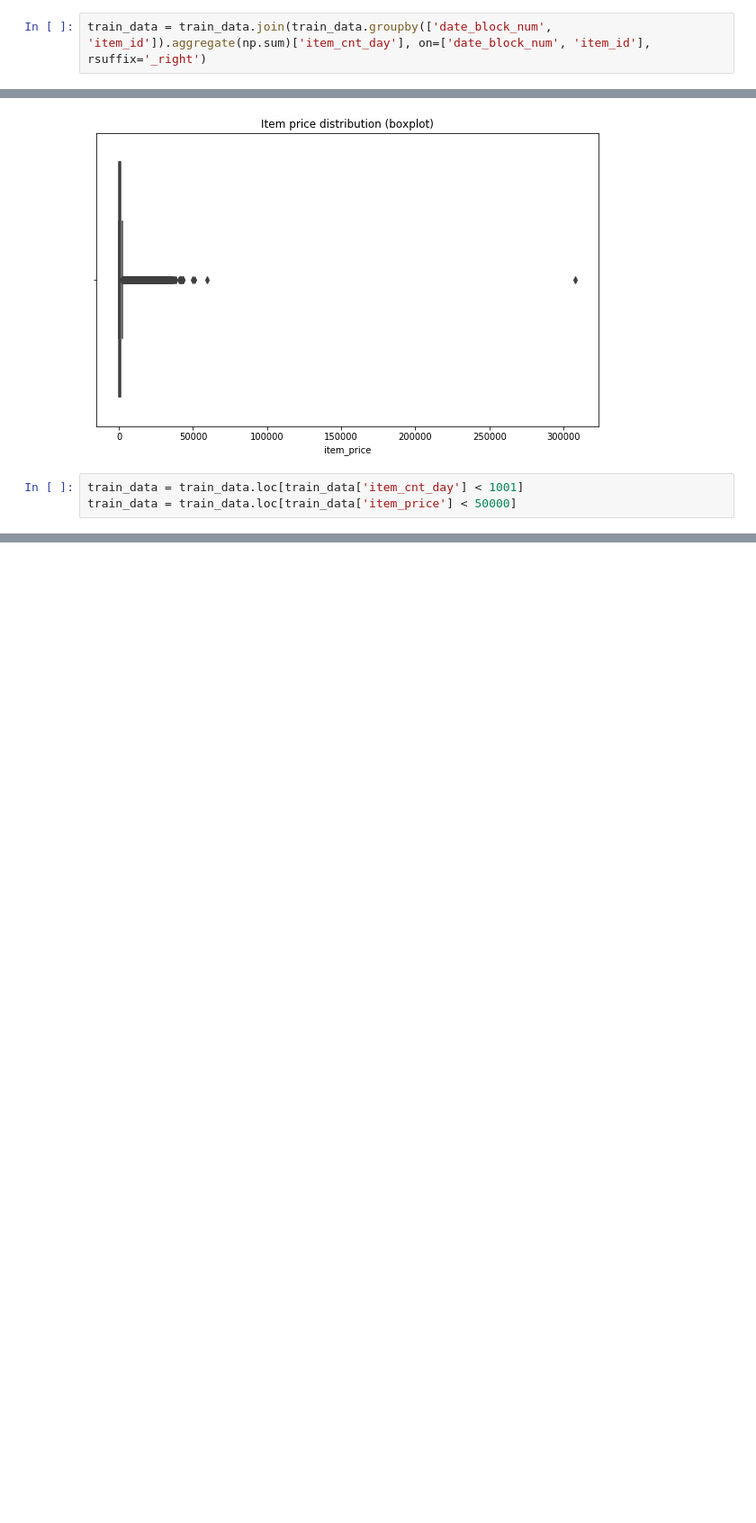
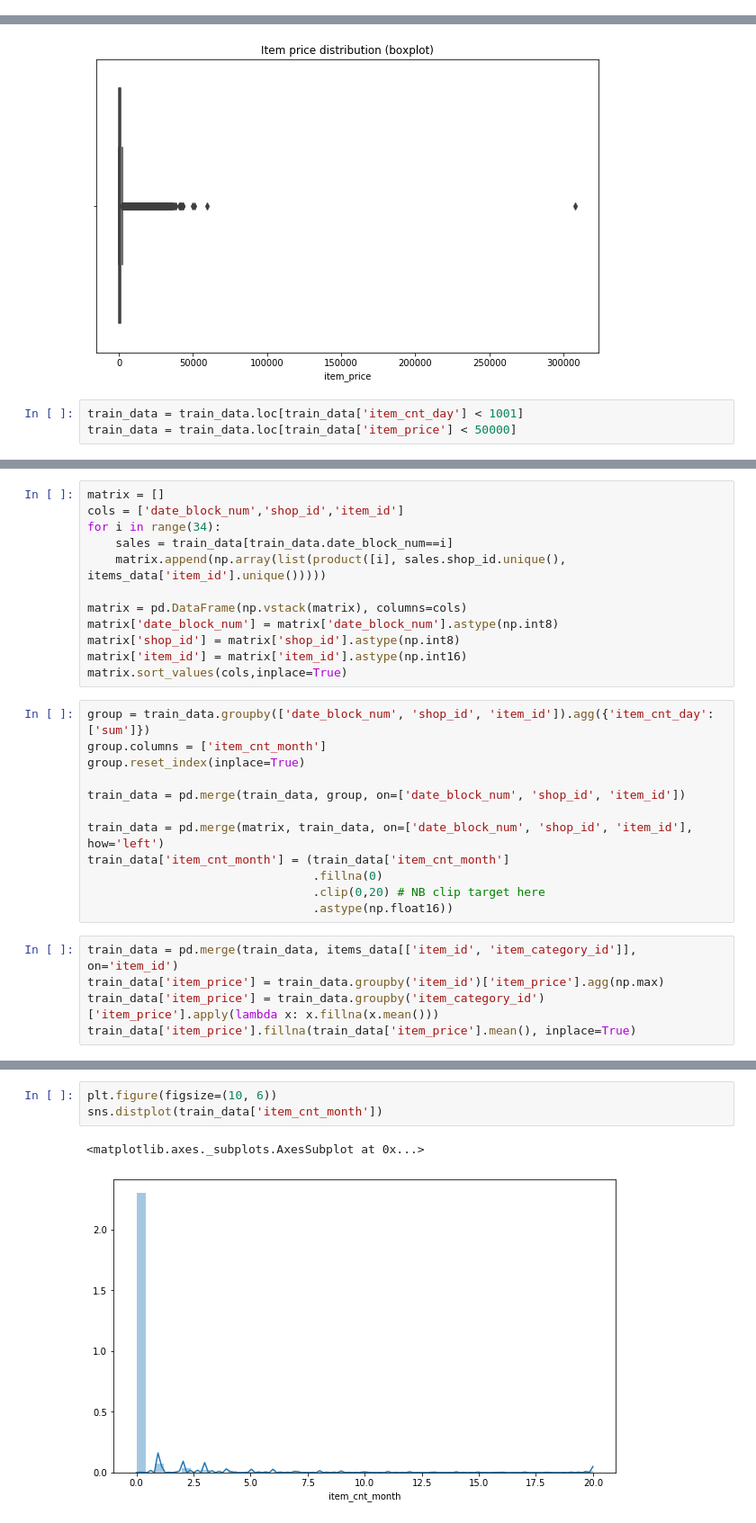
Before and after one commit to Ibraitas/Predict-Future-Sales, a Jupyter notebook: Predict Future Sales.ipynb, the cells around one changed output, grey strips where cells are left out. Shown at 90% size. Saved outputs shown, nothing was run; the diff lists cells and outputs as text; blank space fills up the shorter version.

Commit message:
add dealing with missing values and combinations item-shop

```diff
--- a/Predict Future Sales.ipynb
+++ b/Predict Future Sales.ipynb
@@ -151,5 +137,3 @@ Name: item_cnt_day, Length: 233912, dtype: float64
-# %%
-train_data = train_data.join(train_data.groupby(['date_block_num', 'item_id']).aggregate(np.sum)['item_cnt_day'], on=['date_block_num', 'item_id'], rsuffix='_right')
 # %%
 train_data.rename(columns={'item_cnt_day_right': 'item_cnt_month'}, inplace=True)
 
@@ -205,0 +220,29 @@ Count of items in test set:  21805
+# %%
+matrix = []
+cols = ['date_block_num','shop_id','item_id']
+for i in range(34):
+    sales = train_data[train_data.date_block_num==i]
+    matrix.append(np.array(list(product([i], sales.shop_id.unique(), items_data['item_id'].unique()))))
+
+matrix = pd.DataFrame(np.vstack(matrix), columns=cols)
+matrix['date_block_num'] = matrix['date_block_num'].astype(np.int8)
+matrix['shop_id'] = matrix['shop_id'].astype(np.int8)
+matrix['item_id'] = matrix['item_id'].astype(np.int16)
+matrix.sort_values(cols,inplace=True)
+# %%
+group = train_data.groupby(['date_block_num', 'shop_id', 'item_id']).agg({'item_cnt_day': ['sum']})
+group.columns = ['item_cnt_month']
+group.reset_index(inplace=True)
+
+train_data = pd.merge(train_data, group, on=['date_block_num', 'shop_id', 'item_id'])
+
+train_data = pd.merge(matrix, train_data, on=['date_block_num', 'shop_id', 'item_id'], how='left')
+train_data['item_cnt_month'] = (train_data['item_cnt_month']
+                                .fillna(0)
+                                .clip(0,20) # NB clip target here
+                                .astype(np.float16))
+# %%
+train_data = pd.merge(train_data, items_data[['item_id', 'item_category_id']], on='item_id')
+train_data['item_price'] = train_data.groupby('item_id')['item_price'].agg(np.max)
+train_data['item_price'] = train_data.groupby('item_category_id')['item_price'].apply(lambda x: x.fillna(x.mean()))
+train_data['item_price'].fillna(train_data['item_price'].mean(), inplace=True)
@@ -205,0 +257,6 @@ Count of items in test set:  21805
+# %%
+plt.figure(figsize=(10, 6))
+sns.distplot(train_data['item_cnt_month'])
+# %% [output]
+<matplotlib.axes._subplots.AxesSubplot at 0x...>
+[figure, added]
```
Also changed, not shown: parts of 16 cells of this notebook.
